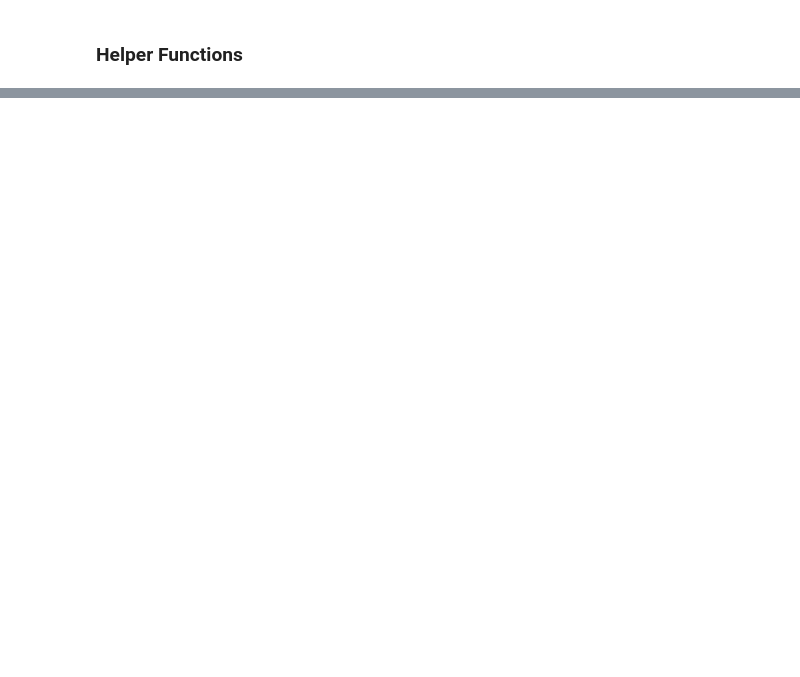
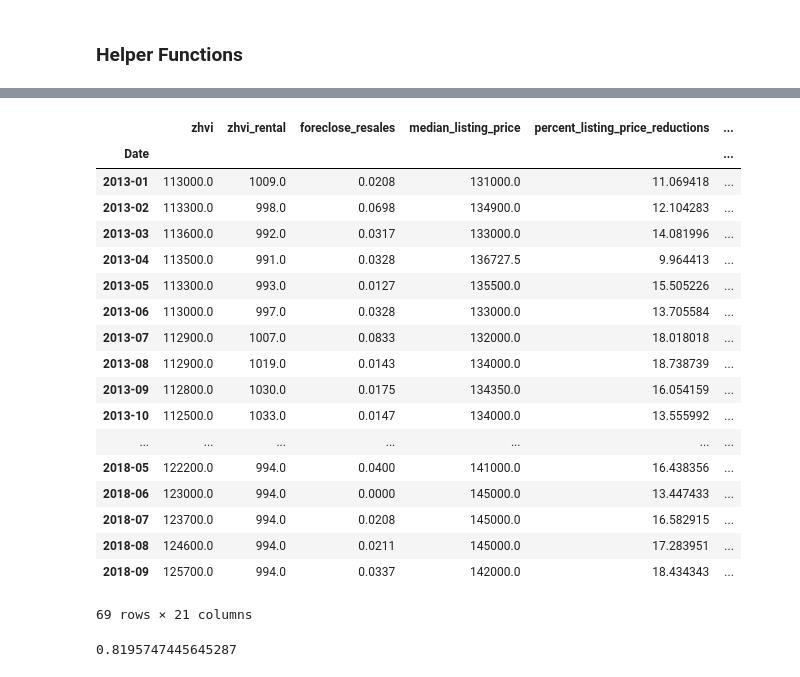
Before and after one commit to jtjones0304/zillow, a Jupyter notebook: Zillow Exploration.ipynb, the cells around one changed output, grey strips where cells are left out. Cells and saved outputs as stored; diff of their text form; code cells hidden in the pictures; blank space fills up the shorter version.

```diff
--- a/Zillow Exploration.ipynb
+++ b/Zillow Exploration.ipynb
@@ -145,0 +221,22 @@ ValueError: columns overlap but no suffix specified: Index(['RegionName', 'SizeR
+# %%
+data
+# %% [output]
+|  | zhvi | zhvi_rental | foreclose_resales | median_listing_price | percent_listing_price_reductions | ... |
+| Date |  |  |  |  |  | ... |
+| 2013-01 | 113000.0 | 1009.0 | 0.0208 | 131000.0 | 11.069418 | ... |
+| 2013-02 | 113300.0 | 998.0 | 0.0698 | 134900.0 | 12.104283 | ... |
+| 2013-03 | 113600.0 | 992.0 | 0.0317 | 133000.0 | 14.081996 | ... |
+| 2013-04 | 113500.0 | 991.0 | 0.0328 | 136727.5 | 9.964413 | ... |
+| 2013-05 | 113300.0 | 993.0 | 0.0127 | 135500.0 | 15.505226 | ... |
+| 2013-06 | 113000.0 | 997.0 | 0.0328 | 133000.0 | 13.705584 | ... |
+| 2013-07 | 112900.0 | 1007.0 | 0.0833 | 132000.0 | 18.018018 | ... |
+| 2013-08 | 112900.0 | 1019.0 | 0.0143 | 134000.0 | 18.738739 | ... |
+| 2013-09 | 112800.0 | 1030.0 | 0.0175 | 134350.0 | 16.054159 | ... |
+| 2013-10 | 112500.0 | 1033.0 | 0.0147 | 134000.0 | 13.555992 | ... |
+| ... | ... | ... | ... | ... | ... | ... |
+| 2018-05 | 122200.0 | 994.0 | 0.0400 | 141000.0 | 16.438356 | ... |
+| 2018-06 | 123000.0 | 994.0 | 0.0000 | 145000.0 | 13.447433 | ... |
+| 2018-07 | 123700.0 | 994.0 | 0.0208 | 145000.0 | 16.582915 | ... |
+| 2018-08 | 124600.0 | 994.0 | 0.0211 | 145000.0 | 17.283951 | ... |
+| 2018-09 | 125700.0 | 994.0 | 0.0337 | 142000.0 | 18.434343 | ... |
+69 rows × 21 columns
@@ -145,0 +260,4 @@ ValueError: columns overlap but no suffix specified: Index(['RegionName', 'SizeR
+# %%
+reg.score(features, target)
+# %% [output]
+0.8195747445645287
```
Also changed, not shown: parts of 36 cells of this notebook.
